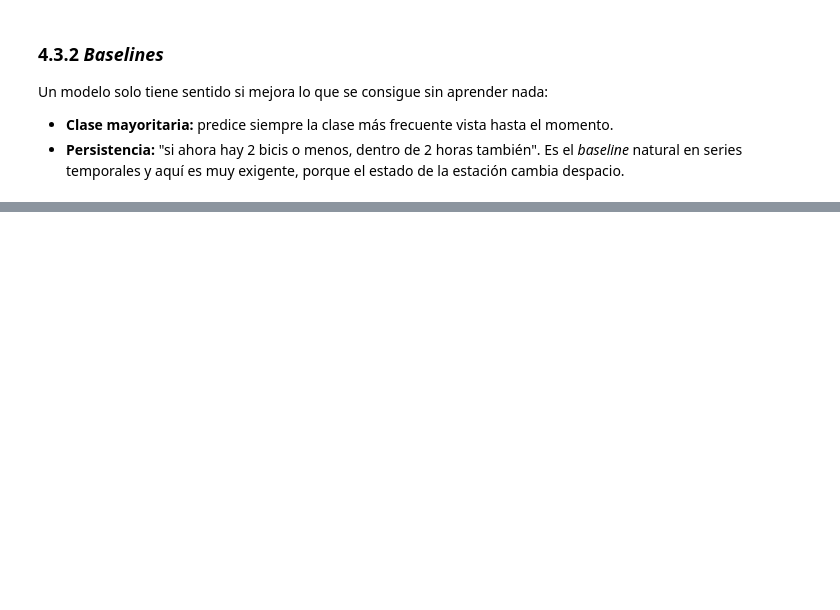
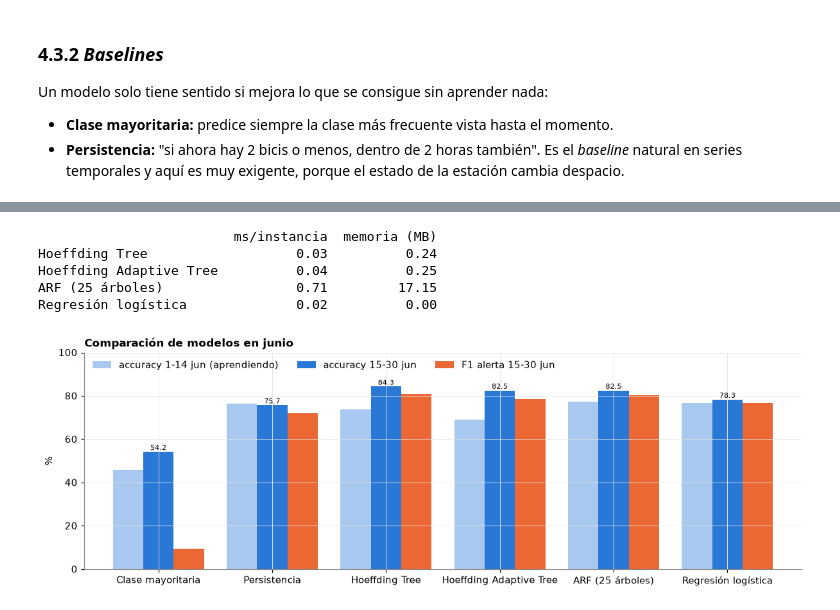
Before and after one commit to AlvaroAlonso22/Proyecto_FlujodeDatos, a Jupyter notebook: Revision_Antonio_Proyecto_Flujo_Datos_Bicis_Toulouse_best.ipynb, the cells around one changed output, grey strips where cells are left out. Saved outputs shown, nothing was run; the diff lists cells and outputs as text; code cells hidden in the pictures; blank space fills up the shorter version.

```diff
--- a/Revision_Antonio_Proyecto_Flujo_Datos_Bicis_Toulouse_best.ipynb
+++ b/Revision_Antonio_Proyecto_Flujo_Datos_Bicis_Toulouse_best.ipynb
@@ -1012,7 +540,0 @@ Mismo modelo y mismo horizonte (2 h), de nuevo solo con los datos de junio y med
-# %%
-# Experimento (fase de diseño, solo junio): el mismo ARF evaluado sin retraso (incorrecto) y con el retraso real de 2 h
-filas = {}
-for nombre, retraso in [("Sin retraso (optimista, incorrecto)", "0min"), ("Retraso de 2 h (realista)", "2h")]:
-    registro, _ = prequential(forest.ARFClassifier(n_models=ARBOLES, seed=SEMILLA), solo_junio(flujo_bicis()), retraso=retraso)
-    filas[nombre] = resumen(registro, desde=INICIO_DISENO)
-pd.DataFrame(filas).T
@@ -1761,13 +540,0 @@ Graficamos el reinicio de ADWIN solo porque realmente se comportan parecido
-# %%
-# Error diario (media móvil de 7 días) de algunas estrategias
-fig, ax = plt.subplots(figsize=(11, 3.8))
-for nombre, color, ls in [("Sin reacción", GRIS, "-"), ("Oráculo", TINTA, ":"), ("Reinicio con ADWIN", AZUL, "-"),
-                          ("Hoeffding Adaptive Tree", VERDE, "-"), ("ARF", NARANJA, "-")]:
-    s = 100 * registros_estr[nombre]["error"].resample("D").mean().rolling(7, center=True, min_periods=4).mean()
-    ax.plot(s.index, s.values, color=color, ls=ls, lw=1.8, label=nombre)
-ax.axvline(CAMBIO, color=ROJO, lw=1.2)
-ax.text(CAMBIO + D("1D"), ax.get_ylim()[1], "cambio de estación", va="top", color=TINTA)
-ax.set_title("Error de las estrategias de adaptación (media móvil de 7 días)")
-ax.set_ylabel("error (%)")
-ax.legend(frameon=False, ncol=3, loc="upper left", bbox_to_anchor=(0, -0.12))
-plt.show()
@@ -1973,0 +579,41 @@ Como el flujo de sensores, el de avisos se recorre con `river.stream.iter_csv`,
+# %%
+# Comparación de modelos (fase de diseño, solo junio): baselines, Hoeffding Tree, Hoeffding Adaptive Tree, ARF y regresión logística
+MODELOS = {
+    "Clase mayoritaria": ClaseMayoritaria,
+    "Persistencia": Persistencia,
+    "Hoeffding Tree": lambda: tree.HoeffdingTreeClassifier(),
+    "Hoeffding Adaptive Tree": lambda: tree.HoeffdingAdaptiveTreeClassifier(seed=SEMILLA),
+    "ARF (25 árboles)": lambda: forest.ARFClassifier(n_models=ARBOLES, seed=SEMILLA),
+    "Regresión logística": lambda: preprocessing.StandardScaler() | linear_model.LogisticRegression(),
+}
+
+def memoria_kb(modelo):
+    """Memoria que ocupa el modelo de River al final del flujo (los baselines propios no la miden)."""
+    return round(modelo._raw_memory_usage / 1024, 1) if hasattr(modelo, "_raw_memory_usage") else np.nan
+
+
+filas = {}
+for nombre, fab in MODELOS.items():
+    t0 = time.time()
+    modelo = fab()
+    r, _ = prequential(modelo, solo_junio(flujo_bicis()))
+    segundos = time.time() - t0
+    res = resumen(r, desde=INICIO_DISENO)
+    filas[nombre] = {"accuracy 1-14 jun (aprendiendo)": round(100 * (1 - r["error"][:INICIO_DISENO - pd.Timedelta("1min")].mean()), 1),
+                     "accuracy 15-30 jun": res["accuracy_%"], "F1 alerta 15-30 jun": res["F1_alerta_%"],
+                     "ms/instancia": round(1000 * segundos / len(r), 2), "memoria (MB)": round(memoria_kb(modelo) / 1024, 2)}
+tabla_modelos = pd.DataFrame(filas).T
+
+ax = tabla_modelos.iloc[:, :3].plot.bar(color=["#a9c8ef", AZUL, NARANJA], figsize=(11, 3.8), rot=0, width=0.8)
+ax.bar_label(ax.containers[1], fmt="%.1f", fontsize=7.5)
+ax.set_ylim(0, 100); ax.set_ylabel("%"); ax.set_title("Comparación de modelos en junio")
+ax.legend(frameon=False, ncol=3, loc="upper left")
+plt.tight_layout(); plt.show()
+print(tabla_modelos.iloc[2:, 3:].to_string())
+# %% [output]
+                         ms/instancia  memoria (MB)
+Hoeffding Tree                   0.03          0.24
+Hoeffding Adaptive Tree          0.04          0.25
+ARF (25 árboles)                 0.71         17.15
+Regresión logística              0.02          0.00
+[figure, added]
```
Also changed, not shown: parts of 263 cells of this notebook.
